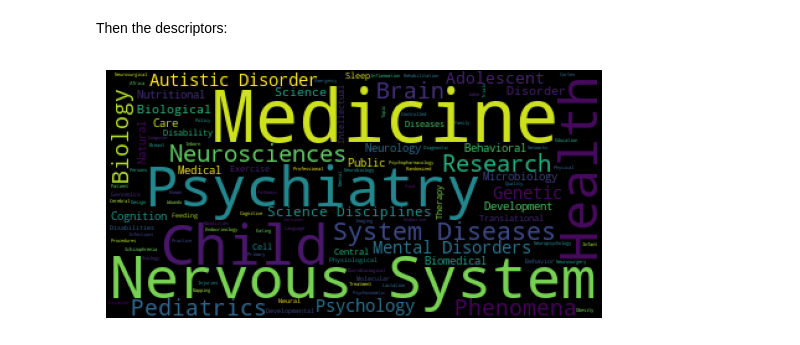
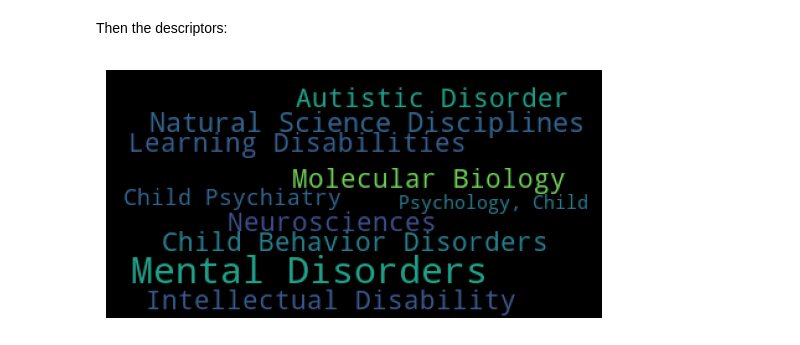
Before and after one commit to EthanDayley/asd-siloing-exploratory, a Jupyter notebook: data_analysis/cluster_analysis.ipynb, the cells around one changed output. Drawn from its saved outputs; the diff is of its cells as text; code cells hidden in the pictures.

```diff
--- a/data_analysis/cluster_analysis.ipynb
+++ b/data_analysis/cluster_analysis.ipynb
@@ -518,12 +524,15 @@ plt.show()
 Then the descriptors:
 # %%
 # get all descriptors
-c3_descriptors = ' '.join(list(source_descriptors.descriptor[source_descriptors.medline_ta.isin(c3_medline_tas)]))
+c2_descriptors = list(source_descriptors.descriptor[source_descriptors.medline_ta.isin(c2_medline_tas)])
+
+# generate frequencies
+c2_desc_freqs = {i: list(c2_descriptors).count(i) for i in c2_descriptors}
 
 # generate and plot wordcloud
-wc_c3_desc = wordcloud.WordCloud().generate(c3_descriptors)
-plt.imshow(wc_c3_desc)
+wc_c2_desc = wordcloud.WordCloud().generate_from_frequencies(c2_desc_freqs)
+plt.imshow(wc_c2_desc)
 plt.axis('off')
 plt.show()
 # %% [output]
-[figure, old version]
+[figure, new version]
```
Also changed, not shown: parts of 15 cells of this notebook.
